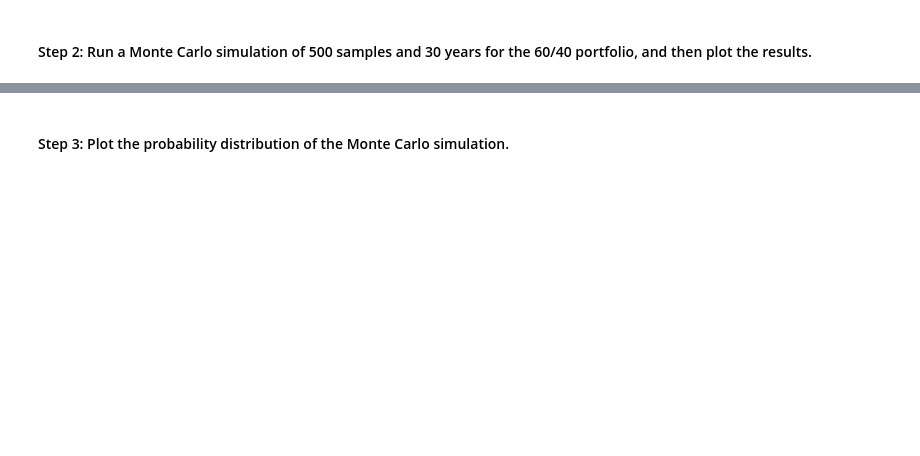
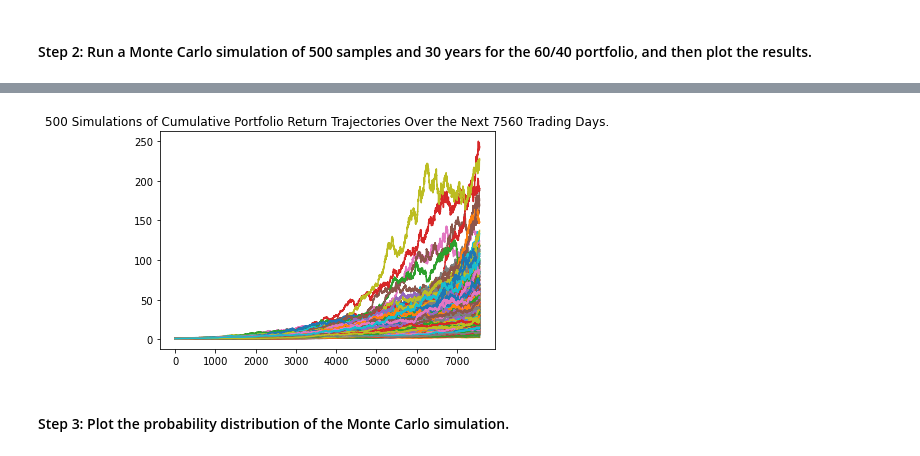
Before and after one commit to davidlp94/05_DLP_Financial_Planning_Tools, a Jupyter notebook: financial_planning_tools.ipynb, the cells around one changed output, grey strips where cells are left out. Cells and saved outputs as stored; diff of their text form; code cells hidden in the pictures; blank space fills up the shorter version.

```diff
--- a/financial_planning_tools.ipynb
+++ b/financial_planning_tools.ipynb
@@ -401,19 +450,26 @@ In this section, you’ll use the MCForecastTools library to create a Monte Carl
 # %%
 # Set start and end dates of 3 years back from your current date
 # Alternatively, you can use an end date of 2020-08-07 and work 3 years back from that date
-# YOUR CODE HERE
-# YOUR CODE HERE
+start_date = pd.Timestamp('2019-01-31', tz='America/New_York').isoformat()
+end_date = pd.Timestamp('2022-01-31', tz='America/New_York').isoformat()
 
 # Set number of rows to 1000 to retrieve the maximum amount of rows
-# YOUR CODE HERE
+limit_rows = 1000
 # %%
 # Use the Alpaca get_barset function to make the API call to get the 3 years worth of pricing data
 # The tickers and timeframe parameters should have been set in Part 1 of this activity
 # The start and end dates should be updated with the information set above
 # Remember to add the df property to the end of the call so the response is returned as a DataFrame
-# YOUR CODE HERE
+stock_portfolio_df = alpaca.get_barset(
+    tickers,
+    timeframe,
+    start = start_date,
+    end = end_date,
+    limit = limit_rows
+).df
 
 
 # Display both the first and last five rows of the DataFrame
-# YOUR CODE HERE
-# YOUR CODE HERE
+print(stock_portfolio_df.head())
+stock_portfolio_df.tail()
+print('-----')
@@ -423,7 +498,13 @@ In this section, you’ll use the MCForecastTools library to create a Monte Carl
 # Configure the Monte Carlo simulation to forecast 30 years cumulative returns
 # The weights should be split 40% to AGG and 60% to SPY.
 # Run 500 samples.
-# YOUR CODE HERE
+MC_30year = MCSimulation(
+    portfolio_data = stock_portfolio_df,
+    weights = [0.40,0.60],
+    num_simulation = 500,
+    num_trading_days = 252*30
+)
 
 # Review the simulation input data
-# YOUR CODE HERE
+print('The following DataFrame is a preview of the data used for the MCSimulation.')
+MC_30year.portfolio_data.head()
@@ -433,7 +566,9 @@ In this section, you’ll use the MCForecastTools library to create a Monte Carl
 # %%
 # Visualize the 30-year Monte Carlo simulation by creating an
 # overlay line plot
-# YOUR CODE HERE
+MC_30year_sim_line_plot = MC_30year.plot_simulation()
+# %% [output]
+[figure, added]
 # %% [markdown]
 #### Step 3: Plot the probability distribution of the Monte Carlo simulation.
 # %%
```
Also changed, not shown: parts of 26 cells of this notebook.
